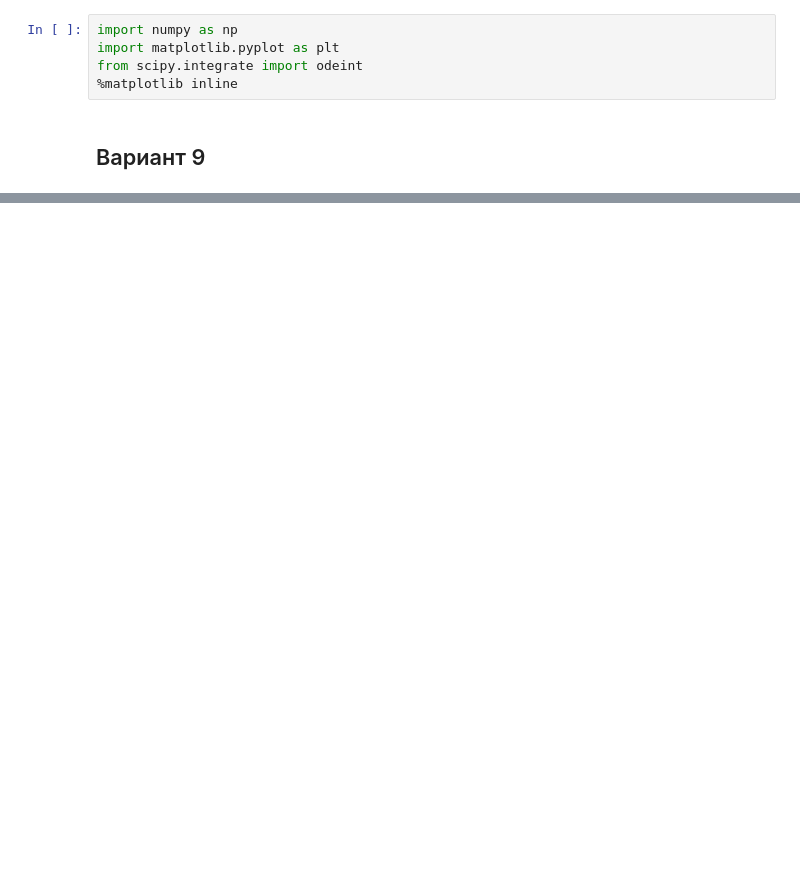
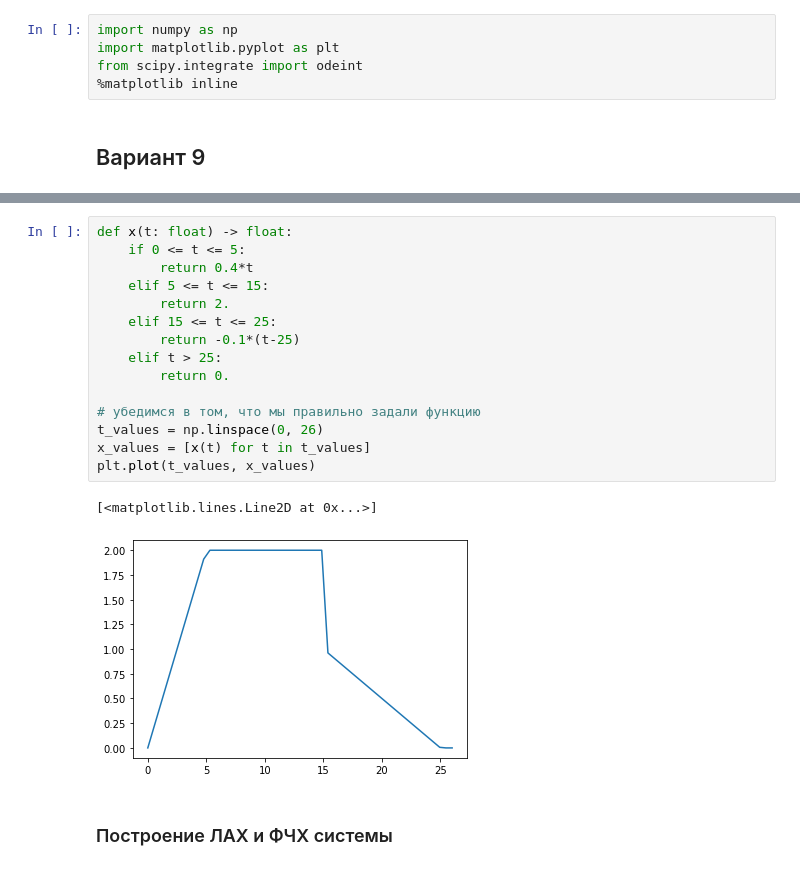
Before and after one commit to kiri11-mi1/analyze_automatic_control_system, a Jupyter notebook: Solution.ipynb, the cells around one changed output, grey strips where cells are left out. Cells and saved outputs as stored; diff of their text form; blank space fills up the shorter version.

```diff
--- a/Solution.ipynb
+++ b/Solution.ipynb
@@ -13,0 +38,20 @@ from scipy.integrate import odeint
+# %%
+def x(t: float) -> float:
+    if 0 <= t <= 5:
+        return 0.4*t
+    elif 5 <= t <= 15:
+        return 2.
+    elif 15 <= t <= 25:
+        return -0.1*(t-25)
+    elif t > 25:
+        return 0.
+
+# убедимся в том, что мы правильно задали функцию
+t_values = np.linspace(0, 26)
+x_values = [x(t) for t in t_values]
+plt.plot(t_values, x_values)
+# %% [output]
+[<matplotlib.lines.Line2D at 0x...>]
+[figure, added]
+# %% [markdown]
+### Построение ЛАХ и ФЧХ системы
```
Also changed, not shown: parts of 19 cells of this notebook.
